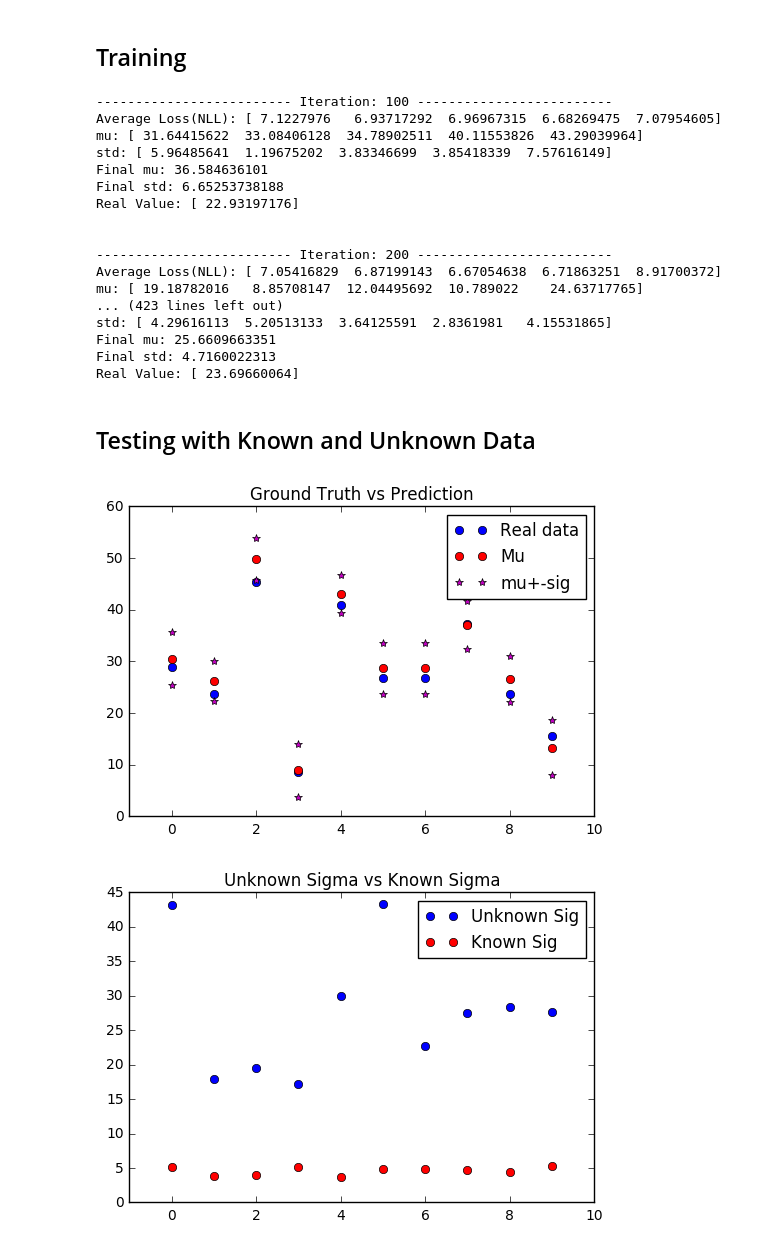
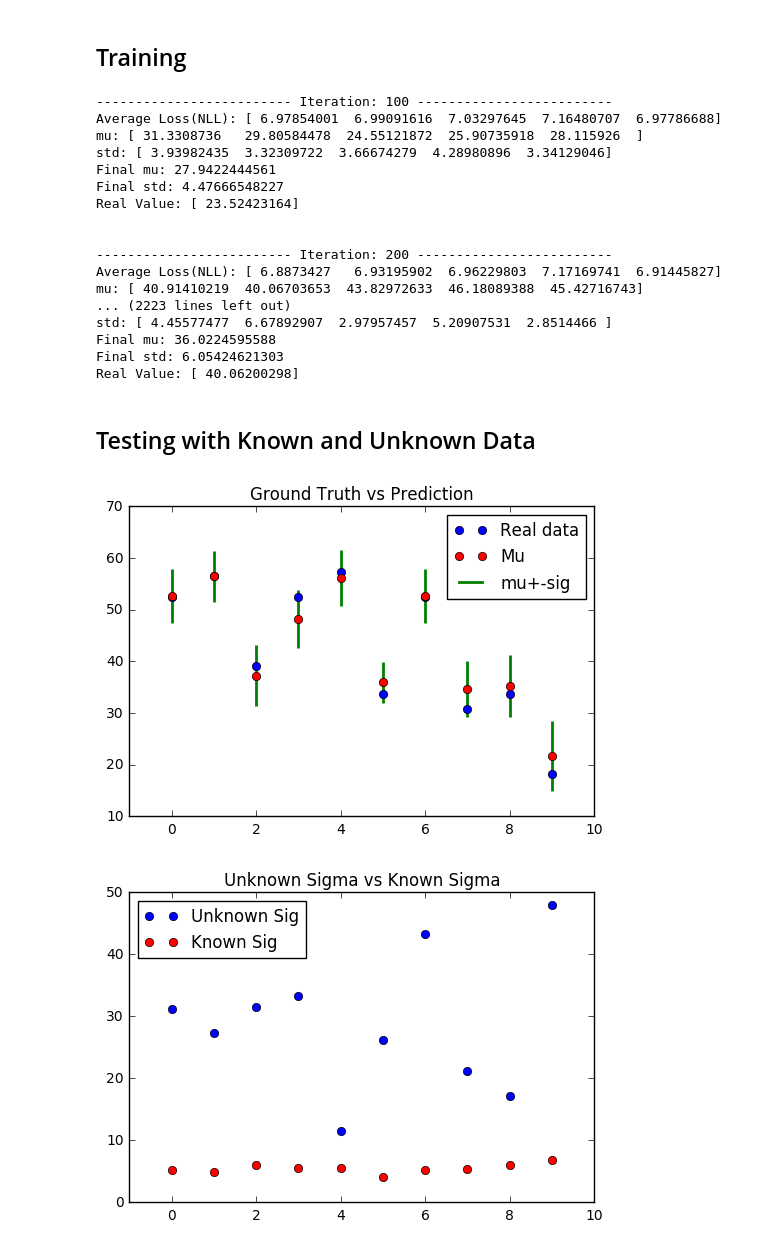
Before and after one commit to Kyushik/Predictive-Uncertainty-Estimation-using-Deep-Ensemble, a Jupyter notebook: Ensemble_Regression_RealData.ipynb, the cells around one changed output. Drawn from its saved outputs; the diff is of its cells as text; code cells hidden in the pictures.

```diff
--- a/Ensemble_Regression_RealData.ipynb
+++ b/Ensemble_Regression_RealData.ipynb
@@ -18,7 +19,7 @@ import pandas
 Learning_rate = 0.0001
 epsilon = 1e-8
 
-num_iter = 25000
+num_iter = 50000
 batch_size = 256
 
 test_ratio = 0.1
@@ -239,22 +240,22 @@ for iter in range(num_iter):
         loss_train = np.zeros(len(networks))
 # %% [output]
 ------------------------- Iteration: 100 -------------------------
-Average Loss(NLL): [ 7.1227976   6.93717292  6.96967315  6.68269475  7.07954605]
-mu: [ 31.64415622  33.08406128  34.78902511  40.11553826  43.29039964]
-std: [ 5.96485641  1.19675202  3.83346699  3.85418339  7.57616149]
-Final mu: 36.584636101
-Final std: 6.65253738188
-Real Value: [ 22.93197176]
+Average Loss(NLL): [ 6.97854001  6.99091616  7.03297645  7.16480707  6.97786688]
+mu: [ 31.3308736   29.80584478  24.55121872  25.90735918  28.115926  ]
+std: [ 3.93982435  3.32309722  3.66674279  4.28980896  3.34129046]
+Final mu: 27.9422444561
+Final std: 4.47666548227
+Real Value: [ 23.52423164]
 
 
 ------------------------- Iteration: 200 -------------------------
-Average Loss(NLL): [ 7.05416829  6.87199143  6.67054638  6.71863251  8.91700372]
-mu: [ 19.18782016   8.85708147  12.04495692  10.789022    24.63717765]
-... (423 lines left out)
-std: [ 4.29616113  5.20513133  3.64125591  2.8361981   4.15531865]
-Final mu: 25.6609663351
-Final std: 4.7160022313
-Real Value: [ 23.69660064]
+Average Loss(NLL): [ 6.8873427   6.93195902  6.96229803  7.17169741  6.91445827]
+mu: [ 40.91410219  40.06703653  43.82972633  46.18089388  45.42716743]
+... (2223 lines left out)
+std: [ 4.45577477  6.67892907  2.97957457  5.20907531  2.8514466 ]
+Final mu: 36.0224595588
+Final std: 6.05424621303
+Real Value: [ 40.06200298]
 # %% [markdown]
 ## Testing with Known and Unknown Data
 # %%
@@ -267,34 +268,33 @@ out_sig_sample = np.zeros([test_size, len(networks)])
 for i in range(len(networks)):
     mu_sample, sig_sample = sess.run([output_mu_list[i], output_sig_list[i]],
                                       feed_dict = {x_list[i]: x_sample})
 
     out_mu_sample[:,i]  = np.reshape(mu_sample, (test_size))
     out_sig_sample[:,i] = np.reshape(sig_sample, (test_size))
 
 out_mu_sample_final  = np.mean(out_mu_sample, axis = 1)
 out_sig_sample_final = np.sqrt(np.mean(out_sig_sample + np.square(out_mu_sample), axis = 1) - np.square(out_mu_sample_final))
 
 # Plot mean and variable vs real data
 plt.figure(1)
 plt.hold
 plt.plot(batch_y_test, 'bo')
 plt.plot(out_mu_final, 'ro')
-plt.plot(out_mu_final + out_sig_final, 'm*')
-plt.plot(out_mu_final - out_sig_final, 'm*')
+plt.vlines(x = np.arange(0, test_size), ymin = out_mu_final - out_sig_final, ymax = out_mu_final + out_sig_final, color = 'g', linewidth=2.0)
 plt.legend(['Real data', 'Mu', 'mu+-sig'], loc = 'best')
 plt.title('Ground Truth vs Prediction')
 plt.xlim([-1, 10])
 
 # Plot comparison of known sig and unknown sig
 plt.figure(2)
 plt.hold
 plt.plot(out_sig_sample_final, 'bo')
 plt.plot(out_sig_final, 'ro')
 plt.legend(['Unknown Sig', 'Known Sig'], loc = 'best')
 plt.title('Unknown Sigma vs Known Sigma')
 plt.xlim([-1, 10])
 
 plt.show()
 # %% [output]
-[figure, old version]
+[figure, new version]
-[figure, old version]
+[figure, new version]
```
Also changed, not shown: parts of 1 cell of this notebook, 5 other files.
